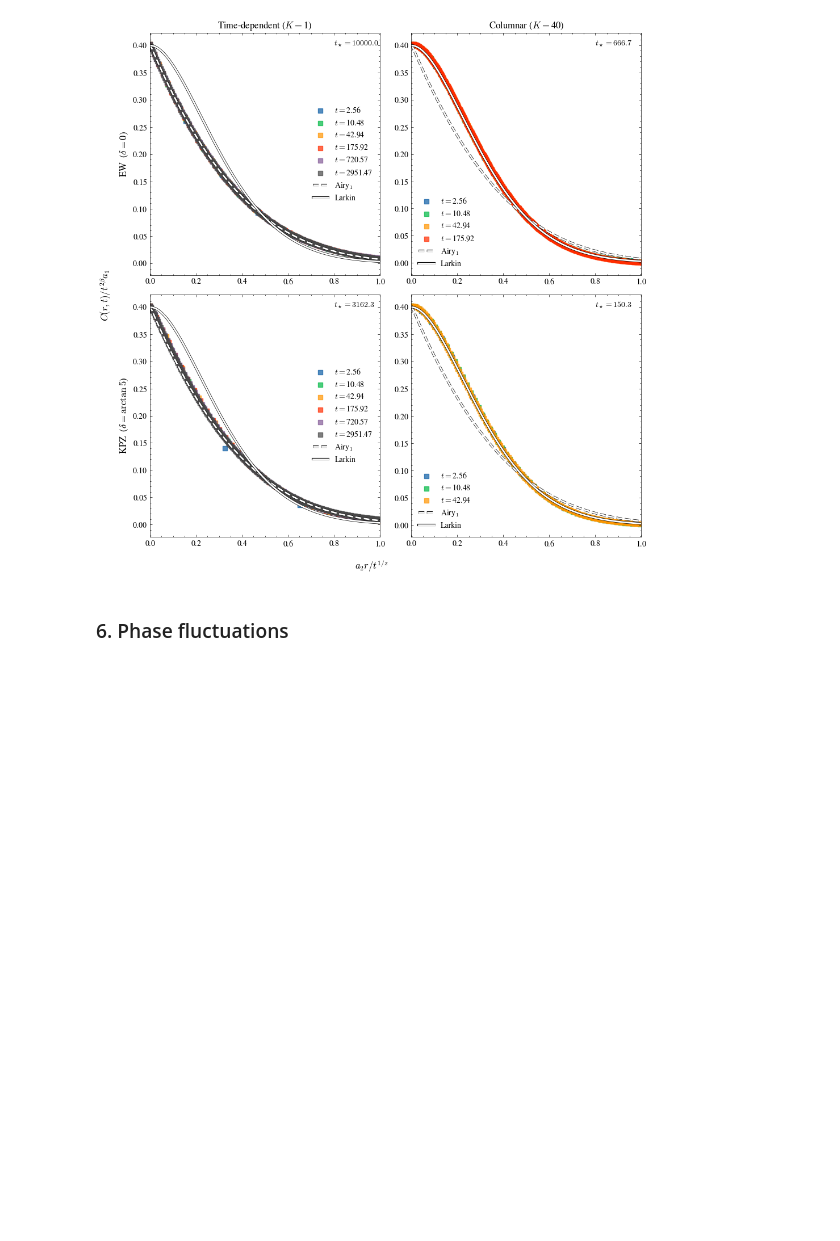
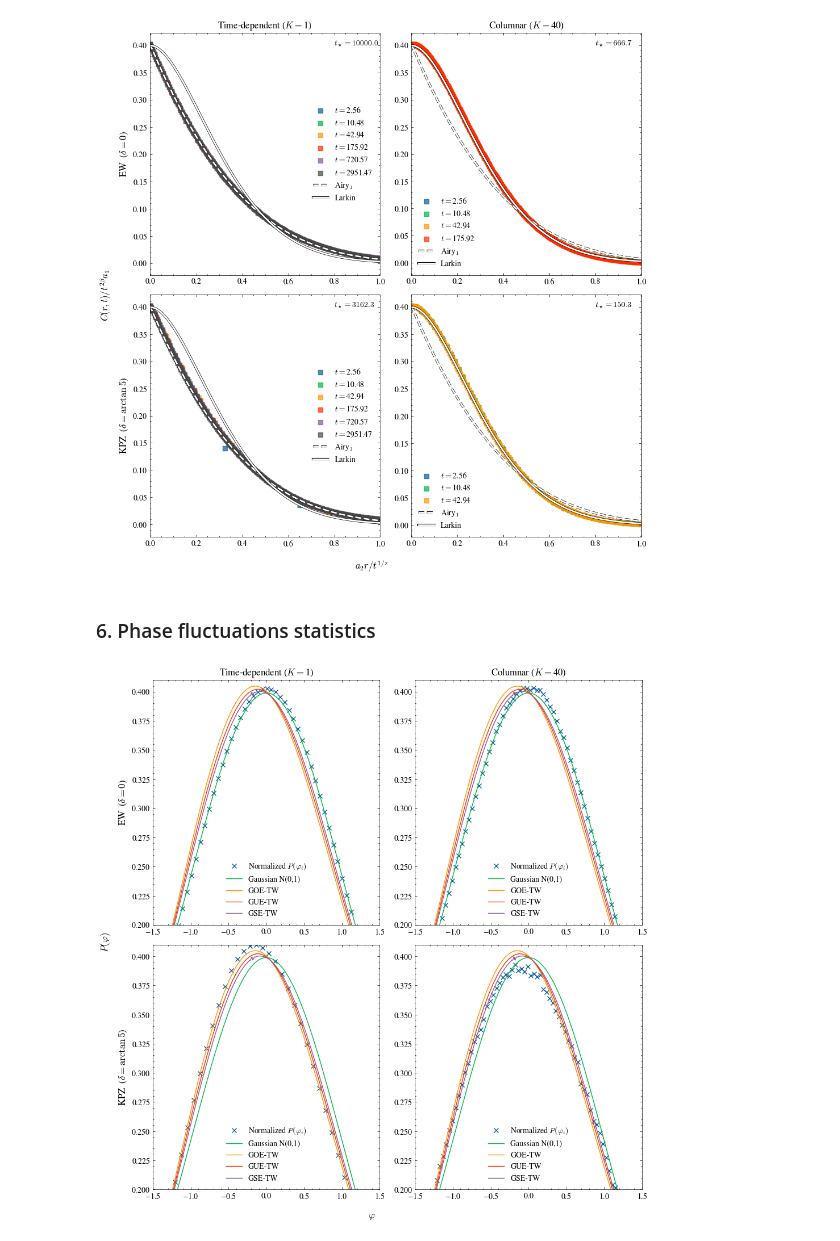
Before and after one commit to goznalo-git/RoughKuramoto, a Jupyter notebook: Notebooks_1D/0-All_together.ipynb, the cells around one changed output. Drawn from its saved outputs; the diff is of its cells as text; code cells hidden in the pictures; blank space fills up the shorter version.

Commit message:
Fluctuation statistics in 1D

```diff
--- a/Notebooks_1D/0-All_together.ipynb
+++ b/Notebooks_1D/0-All_together.ipynb
@@ -456,4 +529,8 @@ _, _ = plot_phasecovariance_collapse(avg_df, L, T, tx, Ks=[1,40], save=True)
   val, _ = quad(lambda kappa: np.cos(2*np.pi*kappa*x) * g(kappa), 0.0, np.inf,
 [figure]
 # %% [markdown]
-### 6. Phase fluctuations
+### 6. Phase fluctuations statistics
+# %%
+plot_fluctuations_pdf(avg_df, L, T, tx, Ks=[1,40], save=True)
+# %% [output]
+[figure, added]
```
Also changed, not shown: parts of 6 cells of this notebook, 5 other files.
